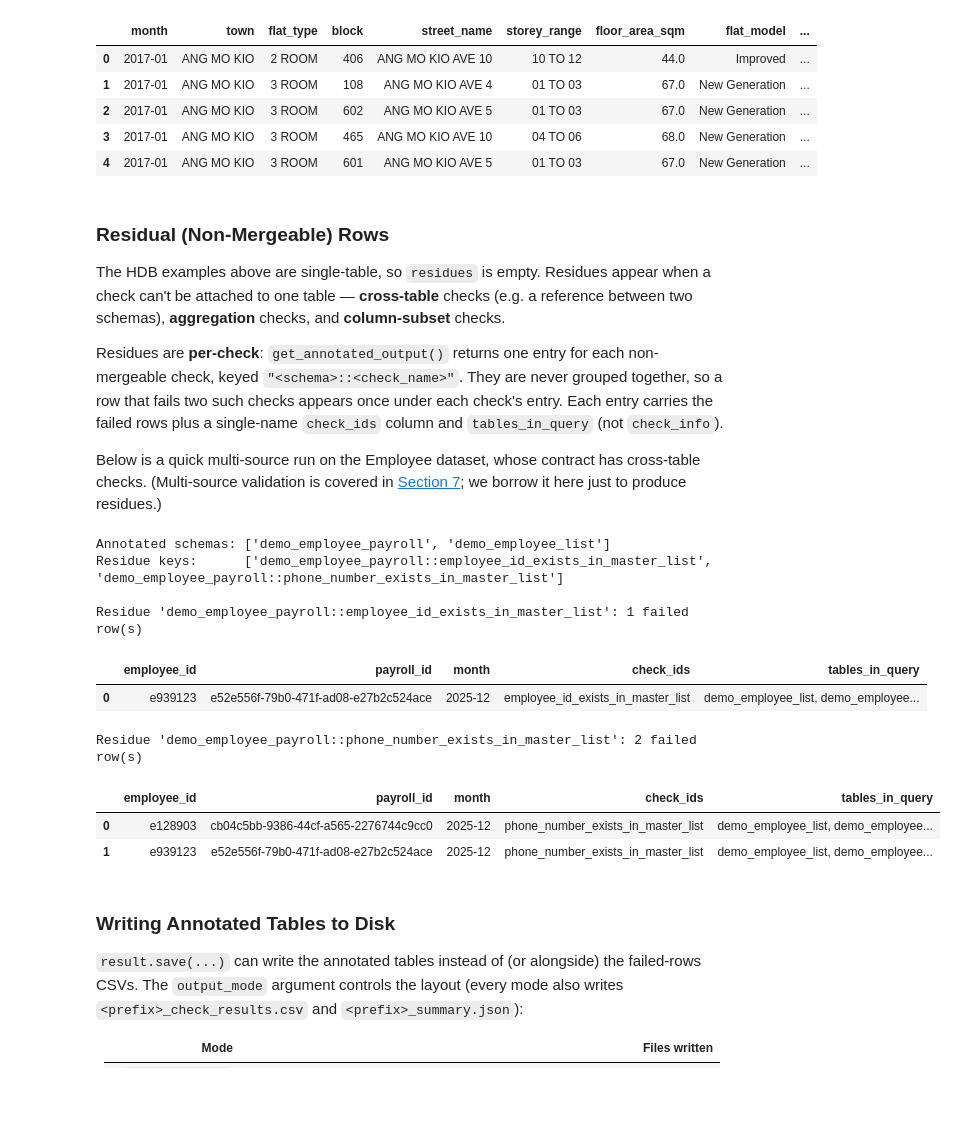
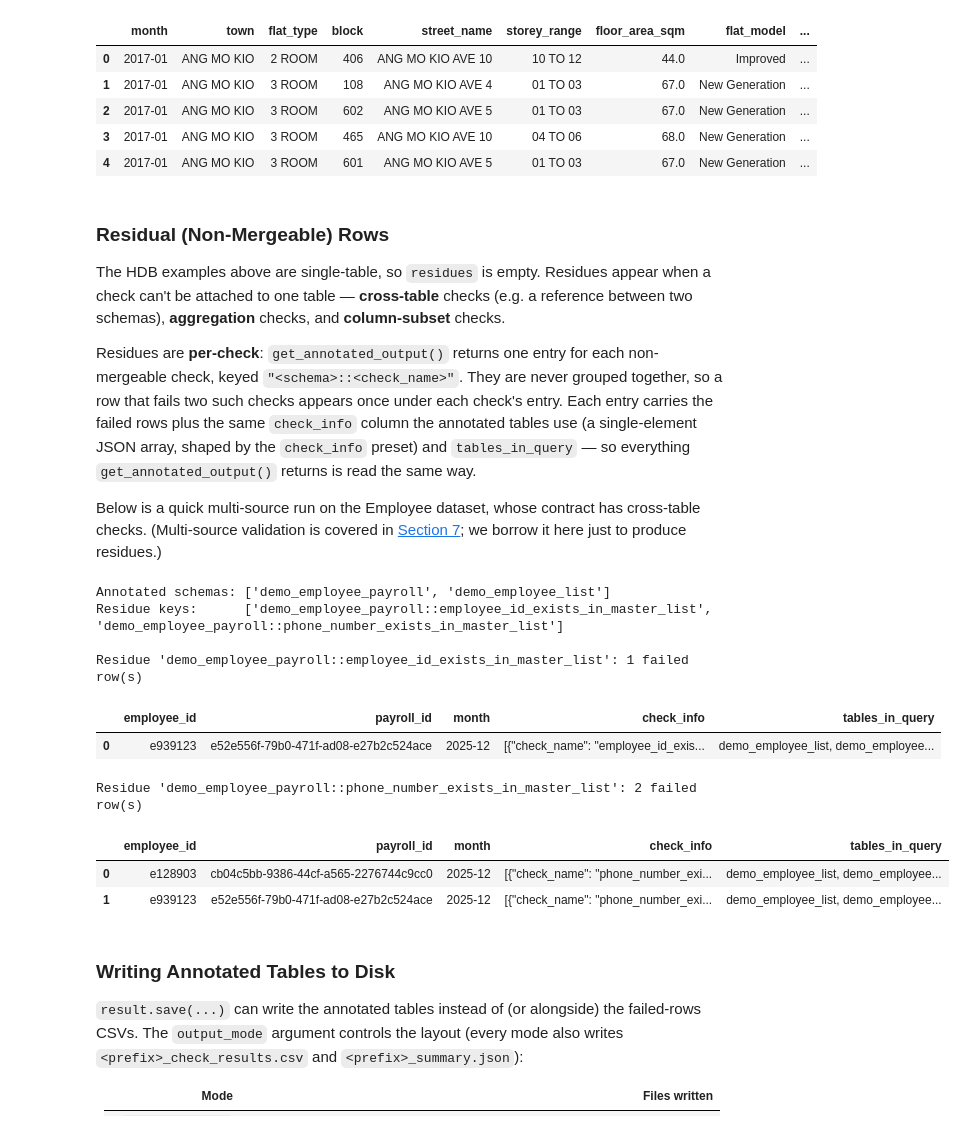
Before and after one commit to govtech-data-practice/vowl, a Jupyter notebook: examples/vowl_usage_patterns_demo.ipynb, the cells around one changed output. Saved outputs shown, nothing was run; the diff lists cells and outputs as text; code cells hidden in the pictures; blank space fills up the shorter version.

```diff
--- a/examples/vowl_usage_patterns_demo.ipynb
+++ b/examples/vowl_usage_patterns_demo.ipynb
@@ -637,7 +695,7 @@ Clean rows ready for downstream use: 201,861 of 201,879
 
 The HDB examples above are single-table, so `residues` is empty. Residues appear when a check can't be attached to one table — **cross-table** checks (e.g. a reference between two schemas), **aggregation** checks, and **column-subset** checks.
 
-Residues are **per-check**: `get_annotated_output()` returns one entry for each non-mergeable check, keyed `"<schema>::<check_name>"`. They are never grouped together, so a row that fails two such checks appears once under each check's entry. Each entry carries the failed rows plus a single-name `check_ids` column and `tables_in_query` (not `check_info`).
+Residues are **per-check**: `get_annotated_output()` returns one entry for each non-mergeable check, keyed `"<schema>::<check_name>"`. They are never grouped together, so a row that fails two such checks appears once under each check's entry. Each entry carries the failed rows plus the same `check_info` column the annotated tables use (a single-element JSON array, shaped by the `check_info` preset) and `tables_in_query` — so everything `get_annotated_output()` returns is read the same way.
 
 Below is a quick multi-source run on the Employee dataset, whose contract has cross-table checks. (Multi-source validation is covered in [Section 7](#7-multi-source); we borrow it here just to produce residues.)
 # %%
@@ -654,24 +712,24 @@ mt_output = mt_result.get_annotated_output()
 # %%
 # Each residue is the failed rows for ONE non-mergeable check, keyed "<schema>::<check>"
 print("Annotated schemas:", list(mt_output["annotated"].keys()))
 print("Residue keys:     ", list(mt_output["residues"].keys()))
 
 for key, residue in mt_output["residues"].items():
     residue_df = residue.to_pandas()
     print(f"\nResidue '{key}': {len(residue_df)} failed row(s)")
     display(residue_df[["employee_id", "payroll_id", "month",
-                        "check_ids", "tables_in_query"]])
+                        "check_info", "tables_in_query"]])
 # %% [output]
 Annotated schemas: ['demo_employee_payroll', 'demo_employee_list']
 Residue keys:      ['demo_employee_payroll::employee_id_exists_in_master_list', 'demo_employee_payroll::phone_number_exists_in_master_list']
 
 Residue 'demo_employee_payroll::employee_id_exists_in_master_list': 1 failed row(s)
-|  | employee_id | payroll_id | month | check_ids | tables_in_query |
-| 0 | e939123 | e52e556f-79b0-471f-ad08-e27b2c524ace | 2025-12 | employee_id_exists_in_master_list | demo_employee_list, demo_employee... |
+|  | employee_id | payroll_id | month | check_info | tables_in_query |
+| 0 | e939123 | e52e556f-79b0-471f-ad08-e27b2c524ace | 2025-12 | [{"check_name": "employee_id_exis... | demo_employee_list, demo_employee... |
 Residue 'demo_employee_payroll::phone_number_exists_in_master_list': 2 failed row(s)
-|  | employee_id | payroll_id | month | check_ids | tables_in_query |
-| 0 | e128903 | cb04c5bb-9386-44cf-a565-2276744c9cc0 | 2025-12 | phone_number_exists_in_master_list | demo_employee_list, demo_employee... |
-| 1 | e939123 | e52e556f-79b0-471f-ad08-e27b2c524ace | 2025-12 | phone_number_exists_in_master_list | demo_employee_list, demo_employee... |
+|  | employee_id | payroll_id | month | check_info | tables_in_query |
+| 0 | e128903 | cb04c5bb-9386-44cf-a565-2276744c9cc0 | 2025-12 | [{"check_name": "phone_number_exi... | demo_employee_list, demo_employee... |
+| 1 | e939123 | e52e556f-79b0-471f-ad08-e27b2c524ace | 2025-12 | [{"check_name": "phone_number_exi... | demo_employee_list, demo_employee... |
 # %% [markdown]
 ### Writing Annotated Tables to Disk
 
```
Also changed, not shown: parts of 10 cells of this notebook, 7 other files.
